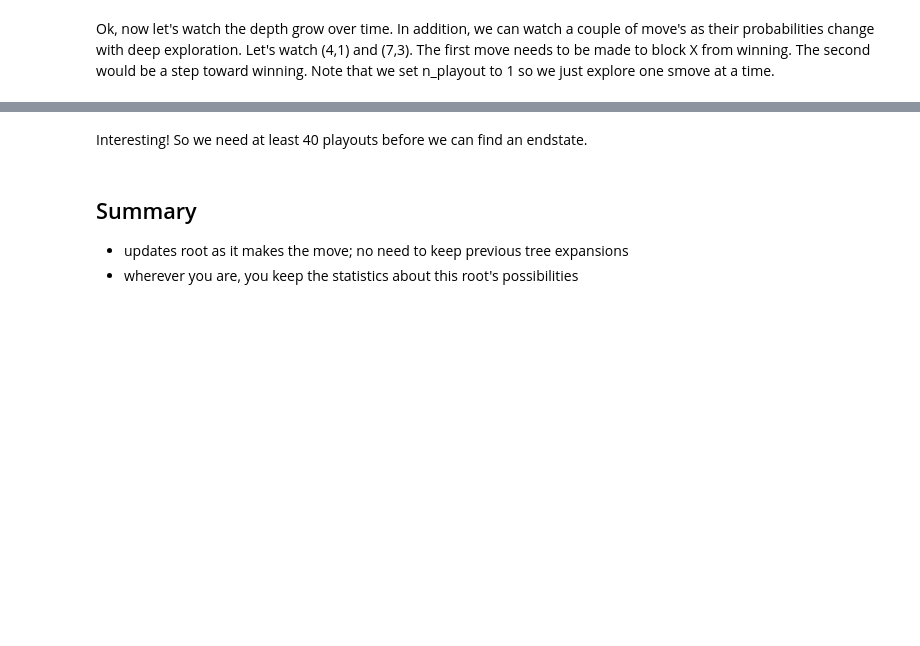
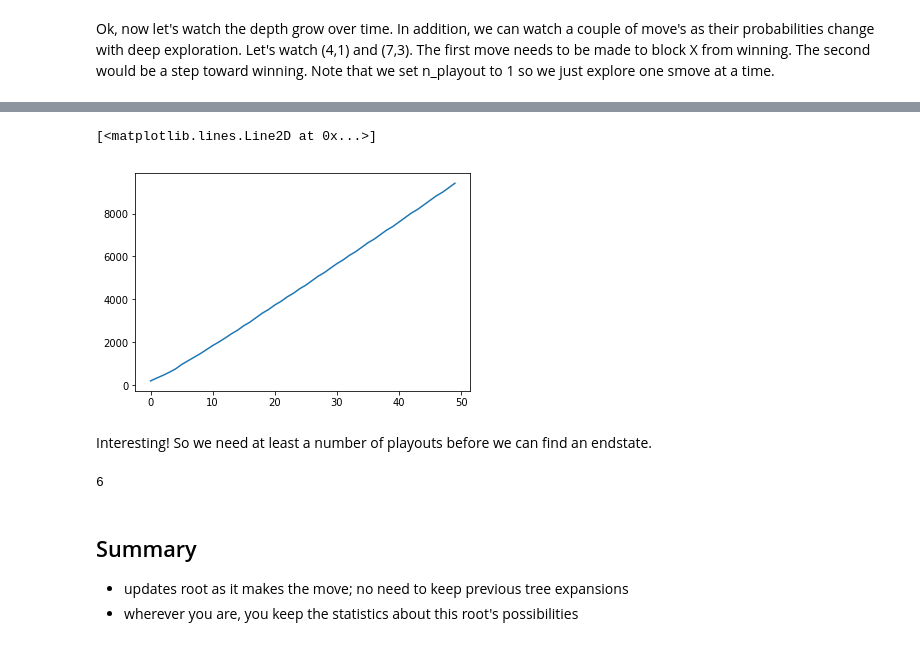
Before and after one commit to ArtificialIntelligenceToolkit/aima3, a Jupyter notebook: notebooks/monte_carlo_tree_search.ipynb, the cells around one changed output, grey strips where cells are left out. Saved outputs shown, nothing was run; the diff lists cells and outputs as text; code cells hidden in the pictures; blank space fills up the shorter version.

```diff
--- a/notebooks/monte_carlo_tree_search.ipynb
+++ b/notebooks/monte_carlo_tree_search.ipynb
@@ -221,5 +267,14 @@ plt.plot(depth);
+# %%
+plt.plot(size)
+# %% [output]
+[<matplotlib.lines.Line2D at 0x...>]
+[figure, added]
 # %% [markdown]
-Interesting! So we need at least 40 playouts before we can find an endstate.
+Interesting! So we need at least a number of playouts before we can find an endstate.
+# %%
+p2.mcts.root.depth()
+# %% [output]
+6
 # %% [markdown]
 ## Summary
 
```
Also changed, not shown: parts of 26 cells of this notebook, 5 other files.
